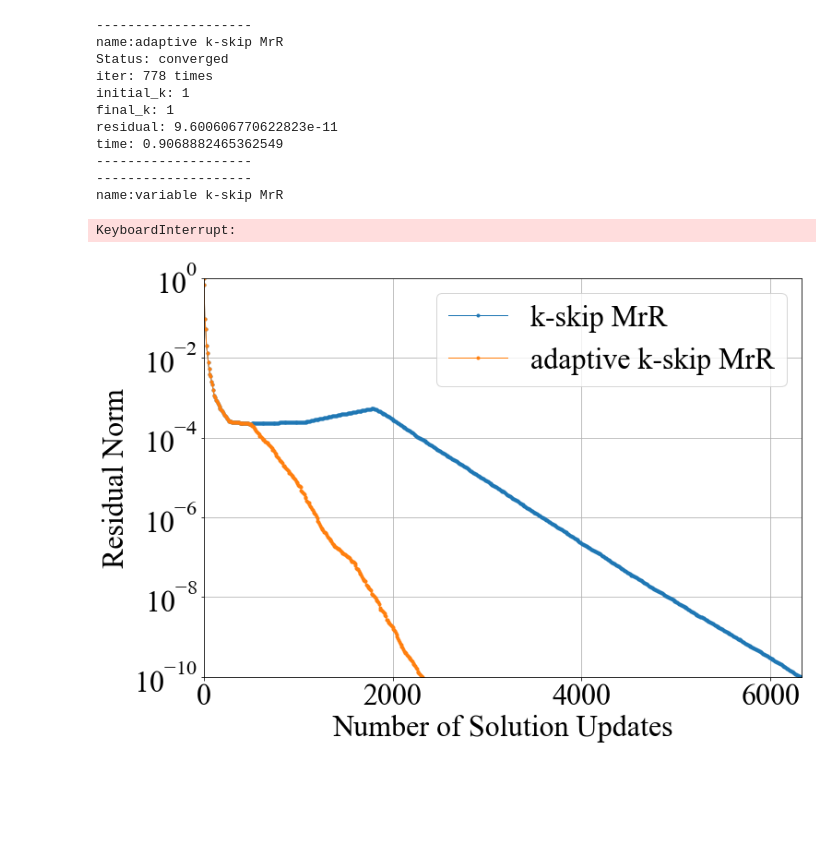
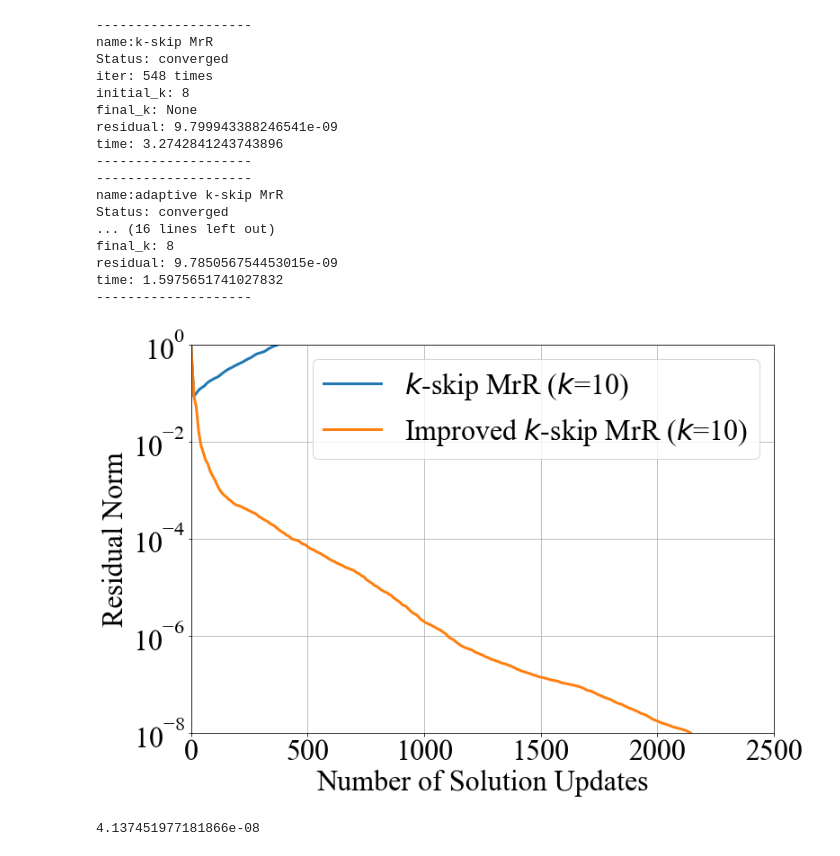
Before and after one commit to 5enxia/parallel-krylov, a Jupyter notebook: example/main.ipynb, the cells around one changed output. Cells and saved outputs as stored; diff of their text form; code cells hidden in the pictures; blank space fills up the shorter version.

```diff
--- a/example/main.ipynb
+++ b/example/main.ipynb
@@ -9,39 +10,58 @@ from krylov.methods import Methods
 length = 1081
 version = 'EFG'
 directory = 'data'
+Methods.epsilon = 1e-8
 # %%
 A = loader.matrixLoader(directory,version,length)
 b = loader.vectorLoader(directory,version,length)
-# %%
-k = 8
+# %%
+kskips = []
+adaptives = []
+ks = [8,10]
 # %%
-for k in range(1,10):
-#     kskipmrr = Methods(A,b)
-#     kskipmrr.kskipmrr(k=k)
-    adaptivekskipmrr = Methods(A,b)
-    adaptivekskipmrr.adaptivekskipmrr(k=k)
-    variable = Methods(A,b)
-    variable.variablekskipmrr(k=k)
-#     Methods.multiplot([kskipmrr,adaptivekskipmrr],figsize=(12,8))
-    Methods.multiplot([variable,adaptivekskipmrr],figsize=(12,8))
+for k in ks:
+    kskip = Methods(A,b)
+    kskip.kskipmrr(k=k)
+
+    adaptive = Methods(A,b)
+    adaptive.adaptivekskipmrr(k=k)
+
+    kskips.append(kskipmrr)
+    adaptives.append(adaptive)
 # %% [output]
+--------------------
+name:k-skip MrR
+Status: converged
+iter: 548 times
+initial_k: 8
+final_k: None
+residual: 9.799943388246541e-09
+time: 3.2742841243743896
+--------------------
 --------------------
 name:adaptive k-skip MrR
 Status: converged
-iter: 778 times
-initial_k: 1
-final_k: 1
-residual: 9.600606770622823e-11
-time: 0.9068882465362549
+... (16 lines left out)
+final_k: 8
+residual: 9.785056754453015e-09
+time: 1.5975651741027832
 --------------------
---------------------
-name:variable k-skip MrR
-KeyboardInterrupt:
-# %%
-kskipjson = Methods(A,b)
-adaptivejson = Methods(A,b)
-kskipjson.json2instance('kskip.json')
-adaptivejson.json2instance('adaptive.json')
-Methods.multiplot([kskipmrr,adaptivekskipmrr],figsize=(12,8))
-# %% [output]
-[figure, removed]
+# %%
+import matplotlib.pyplot as plt
+fig = plt.figure(figsize=(12,8))
+for i in range(1,2):
+    d = kskips[i]
+    plt.plot(d.solution_updates[:d.iter],d.residual[:d.iter],lw=3,label='$k$-skip MrR' + ' ($k$={0})'.format(ks[i]))
+    d = adaptives[i]
+    plt.plot(d.solution_updates[:d.iter],d.residual[:d.iter],lw=3,label='Improved $k$-skip MrR' + ' ($k$={0})'.format(ks[i]))
+plt.legend()
+plt.yscale('log')
+plt.xlim(0,2500)
+plt.ylim(1e-8,1)
+plt.xlabel('Number of Solution Updates')
+plt.ylabel('Residual Norm')
+plt.subplots_adjust(left=0.15, right=0.90, bottom=0.15, top=0.90)
+plt.grid()
+plt.show()
+# %% [output]
+[figure, added]
@@ -47,0 +72,4 @@ Methods.multiplot([kskipmrr,adaptivekskipmrr],figsize=(12,8))
+# %%
+res.min()
+# %% [output]
+4.137451977181866e-08
```
Also changed, not shown: parts of 3 cells of this notebook, 4 other files.
